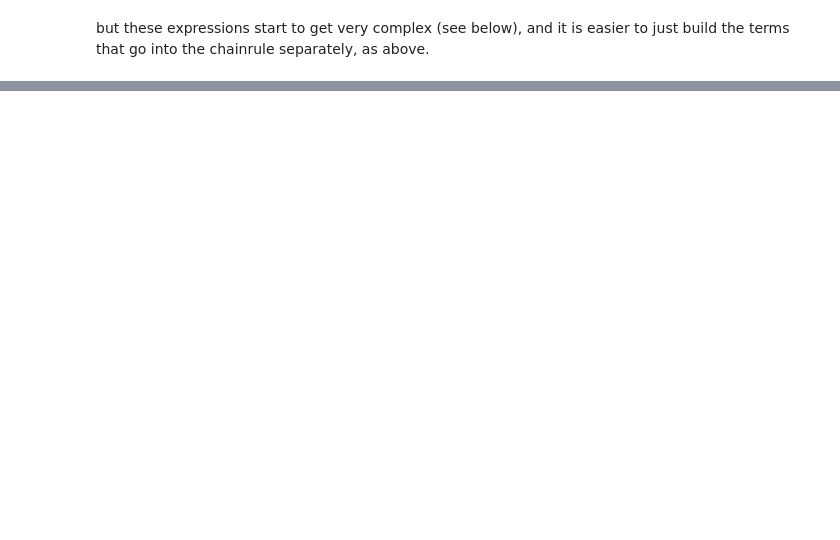
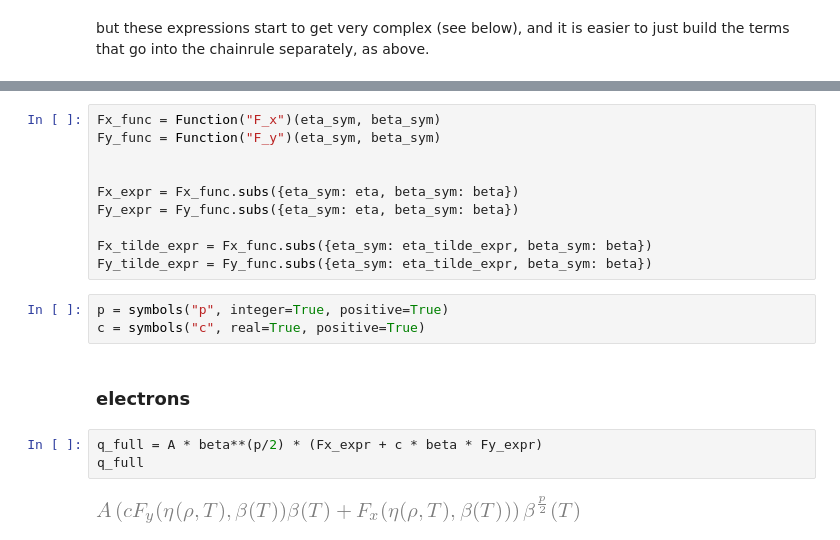
Before and after one commit to zingale/electron_positron_cxx, a Jupyter notebook: degenerate_derivatives.ipynb, the cells around one changed output, grey strips where cells are left out. Saved outputs shown, nothing was run; the diff lists cells and outputs as text; blank space fills up the shorter version.

```diff
--- a/degenerate_derivatives.ipynb
+++ b/degenerate_derivatives.ipynb
@@ -471,0 +493,20 @@ simplify(dpe_dT)
+# %%
+Fx_func = Function("F_x")(eta_sym, beta_sym)
+Fy_func = Function("F_y")(eta_sym, beta_sym)
+
+
+Fx_expr = Fx_func.subs({eta_sym: eta, beta_sym: beta})
+Fy_expr = Fy_func.subs({eta_sym: eta, beta_sym: beta})
+
+Fx_tilde_expr = Fx_func.subs({eta_sym: eta_tilde_expr, beta_sym: beta})
+Fy_tilde_expr = Fy_func.subs({eta_sym: eta_tilde_expr, beta_sym: beta})
+# %%
+p = symbols("p", integer=True, positive=True)
+c = symbols("c", real=True, positive=True)
+# %% [markdown]
+### electrons
+# %%
+q_full = A * beta**(p/2) * (Fx_expr + c * beta * Fy_expr)
+q_full
+# %% [output]
+[figure, added]
```
Also changed, not shown: parts of 28 cells of this notebook, 3 other files.
